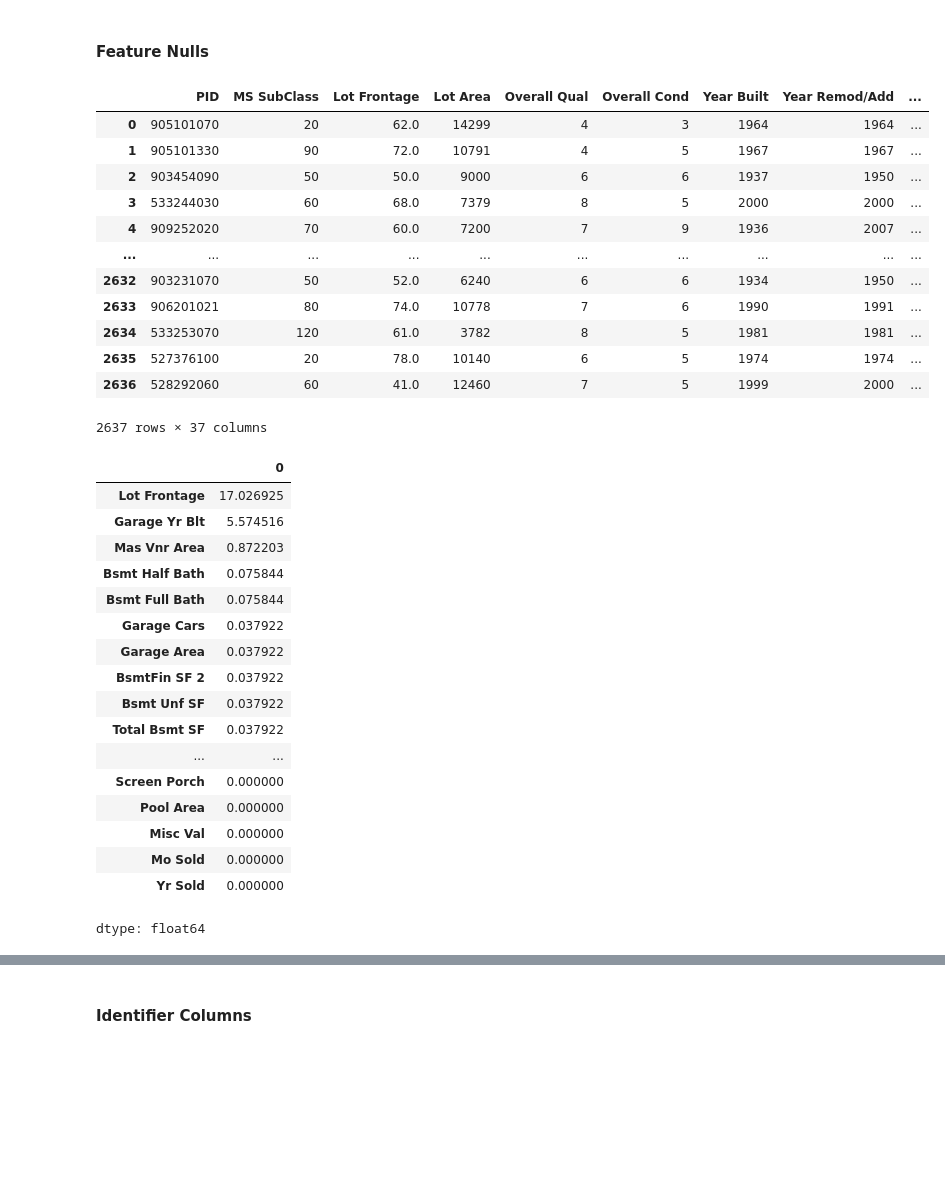
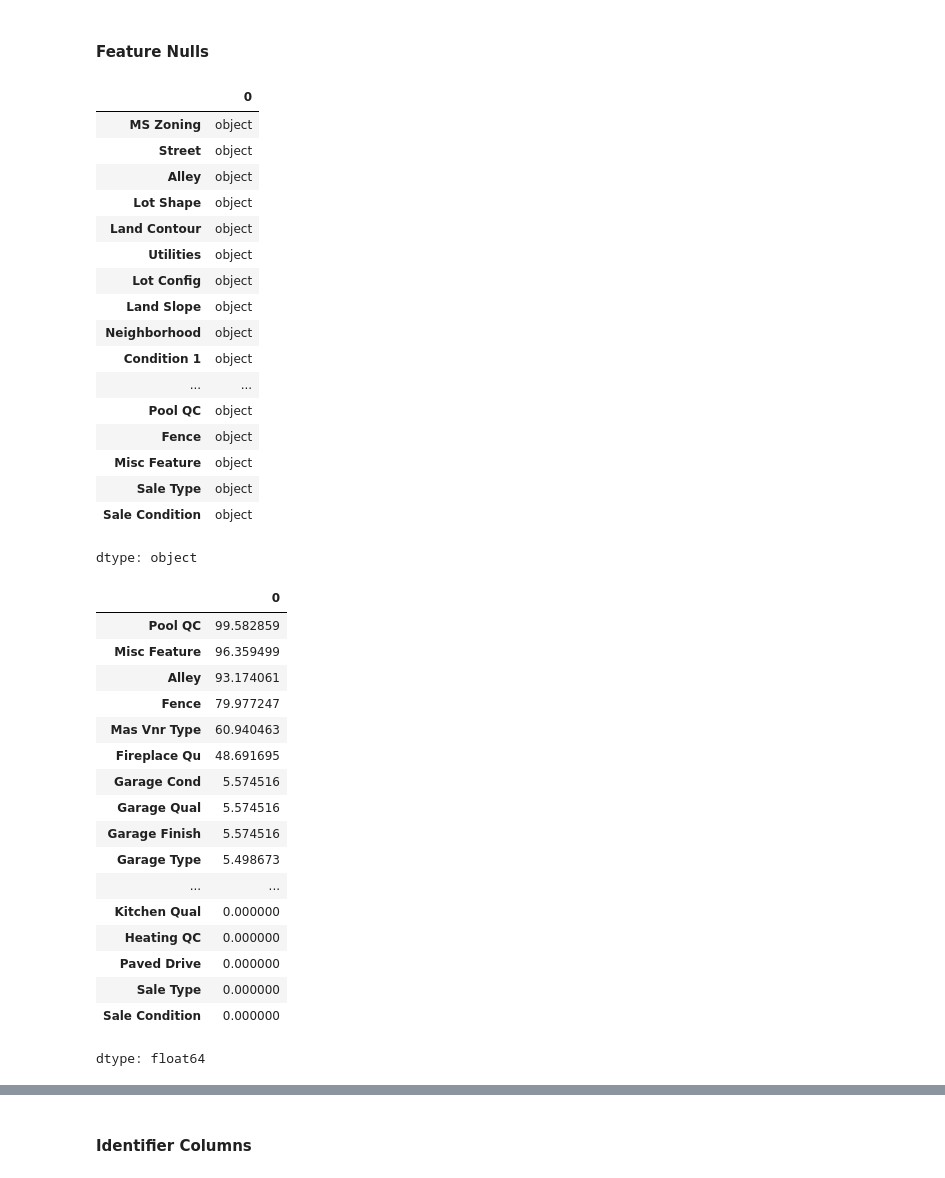
Before and after one commit to efitznm/Data-Science-Portfolio-C22, a Jupyter notebook: Modules/Module_2_Regression/Projects/Instructions/Project.2-Housing/Housing-Pass-14.ipynb, the cells around one changed output, grey strips where cells are left out. Drawn from its saved outputs; the diff is of its cells as text; code cells hidden in the pictures; blank space fills up the shorter version.

```diff
--- a/Modules/Module_2_Regression/Projects/Instructions/Project.2-Housing/Housing-Pass-14.ipynb
+++ b/Modules/Module_2_Regression/Projects/Instructions/Project.2-Housing/Housing-Pass-14.ipynb
@@ -206,45 +206,50 @@ np.float64(0.0)
 # %%
 # Define the name of the feature columns to work with them independently (all floats and integers are features)
 # Select all float columns
-feature_cols = df.select_dtypes(include=['float','int']).columns
+feature_cols = df.select_dtypes(include=['object']).columns
 
 # Drop the target column from the feature column names
 feature_cols = feature_cols.drop(target_col, errors='ignore')
 
-df[feature_cols]
+df[feature_cols].dtypes
 # %% [output]
-|  | PID | MS SubClass | Lot Frontage | Lot Area | Overall Qual | Overall Cond | Year Built | Year Remod/Add | ... |
-| 0 | 905101070 | 20 | 62.0 | 14299 | 4 | 3 | 1964 | 1964 | ... |
-| 1 | 905101330 | 90 | 72.0 | 10791 | 4 | 5 | 1967 | 1967 | ... |
-| 2 | 903454090 | 50 | 50.0 | 9000 | 6 | 6 | 1937 | 1950 | ... |
-| 3 | 533244030 | 60 | 68.0 | 7379 | 8 | 5 | 2000 | 2000 | ... |
-| 4 | 909252020 | 70 | 60.0 | 7200 | 7 | 9 | 1936 | 2007 | ... |
-| ... | ... | ... | ... | ... | ... | ... | ... | ... | ... |
-| 2632 | 903231070 | 50 | 52.0 | 6240 | 6 | 6 | 1934 | 1950 | ... |
-| 2633 | 906201021 | 80 | 74.0 | 10778 | 7 | 6 | 1990 | 1991 | ... |
-| 2634 | 533253070 | 120 | 61.0 | 3782 | 8 | 5 | 1981 | 1981 | ... |
-| 2635 | 527376100 | 20 | 78.0 | 10140 | 6 | 5 | 1974 | 1974 | ... |
-| 2636 | 528292060 | 60 | 41.0 | 12460 | 7 | 5 | 1999 | 2000 | ... |
+|  | 0 |
+| MS Zoning | object |
+| Street | object |
+| Alley | object |
+| Lot Shape | object |
+| Land Contour | object |
+| Utilities | object |
+| Lot Config | object |
+| Land Slope | object |
+| Neighborhood | object |
+| Condition 1 | object |
+| ... | ... |
+| Pool QC | object |
+| Fence | object |
+| Misc Feature | object |
+| Sale Type | object |
+| Sale Condition | object |
-2637 rows × 37 columns
+dtype: object
 # %%
 # Look for nulls in the features (dropping rows if 20% nulls or under) - 17% is the highest proportion of nulls in 'Lot Frontage'
 (df[feature_cols].isnull().sum() / df[feature_cols].shape[0] * 100).sort_values(ascending=False)
 # %% [output]
 |  | 0 |
-| Lot Frontage | 17.026925 |
-| Garage Yr Blt | 5.574516 |
-| Mas Vnr Area | 0.872203 |
-| Bsmt Half Bath | 0.075844 |
-| Bsmt Full Bath | 0.075844 |
-| Garage Cars | 0.037922 |
-| Garage Area | 0.037922 |
-| BsmtFin SF 2 | 0.037922 |
-| Bsmt Unf SF | 0.037922 |
-| Total Bsmt SF | 0.037922 |
+| Pool QC | 99.582859 |
+| Misc Feature | 96.359499 |
+| Alley | 93.174061 |
+| Fence | 79.977247 |
+| Mas Vnr Type | 60.940463 |
+| Fireplace Qu | 48.691695 |
+| Garage Cond | 5.574516 |
+| Garage Qual | 5.574516 |
+| Garage Finish | 5.574516 |
+| Garage Type | 5.498673 |
 | ... | ... |
-| Screen Porch | 0.000000 |
-| Pool Area | 0.000000 |
-| Misc Val | 0.000000 |
-| Mo Sold | 0.000000 |
-| Yr Sold | 0.000000 |
+| Kitchen Qual | 0.000000 |
+| Heating QC | 0.000000 |
+| Paved Drive | 0.000000 |
+| Sale Type | 0.000000 |
+| Sale Condition | 0.000000 |
 dtype: float64
```
Also changed, not shown: parts of 24 cells of this notebook.
